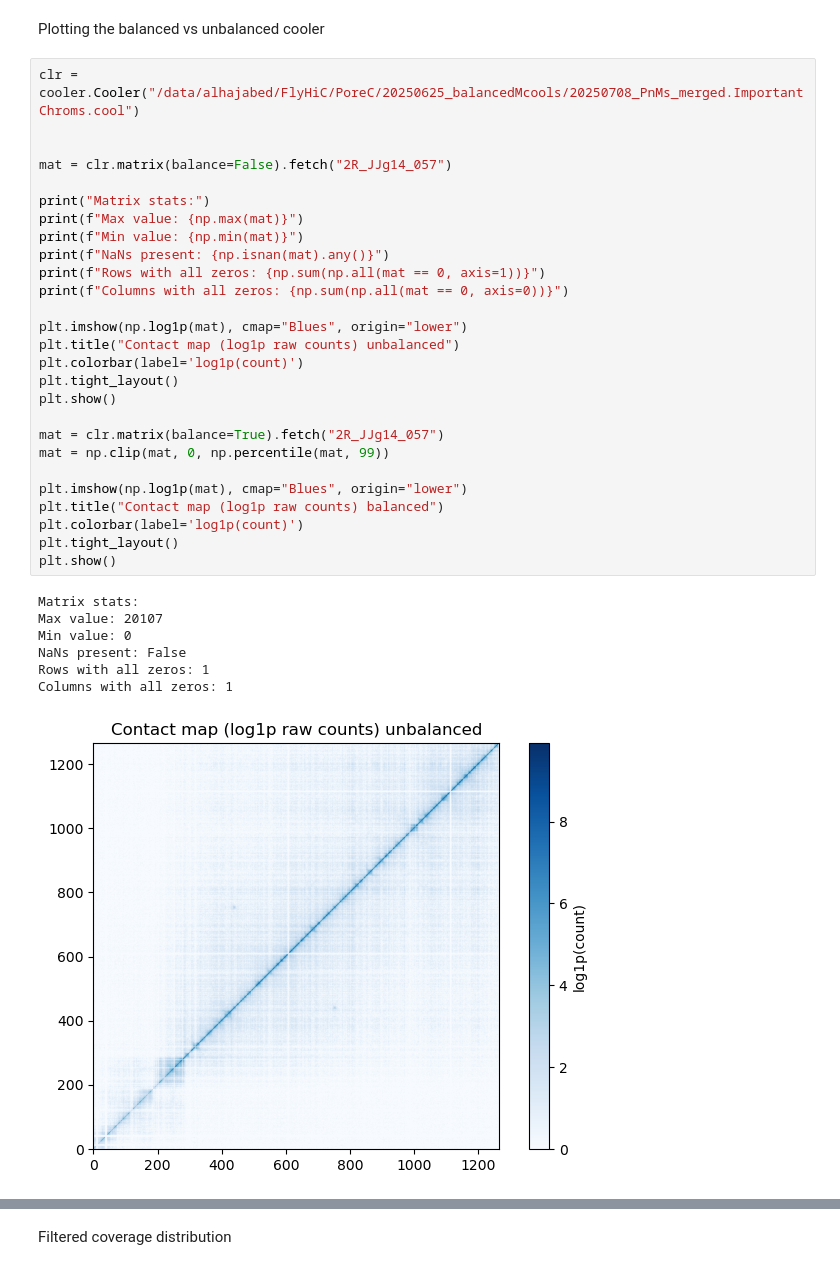
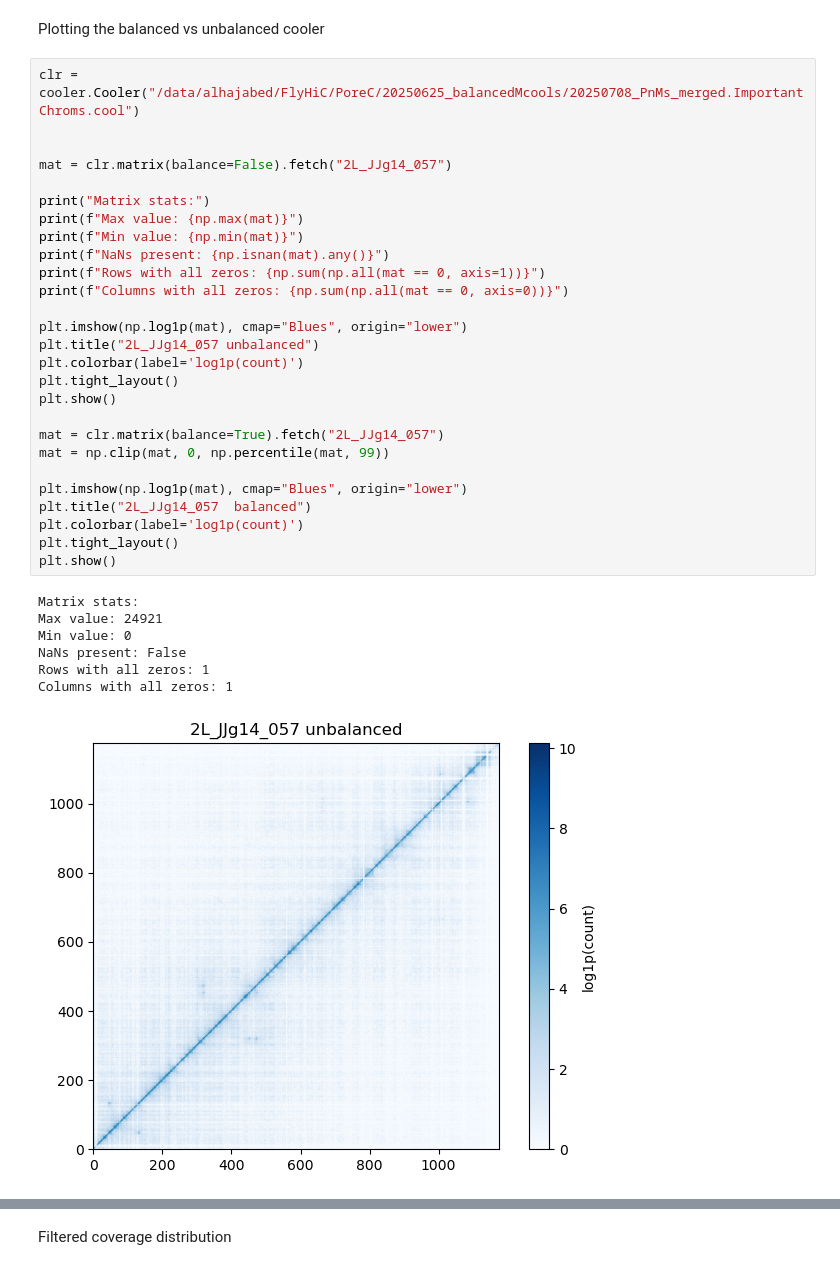
Before and after one commit to gerikson/20250625_PoreC_Jumana, a Jupyter notebook: 20250702_filterExtraContigs.ipynb, the cells around one changed output, grey strips where cells are left out. Cells and saved outputs as stored; diff of their text form.

```diff
--- a/20250702_filterExtraContigs.ipynb
+++ b/20250702_filterExtraContigs.ipynb
@@ -178,35 +178,35 @@ Plotting the balanced vs unbalanced cooler
 # %%
 clr = cooler.Cooler("/data/alhajabed/FlyHiC/PoreC/20250625_balancedMcools/20250708_PnMs_merged.ImportantChroms.cool")
 
 
-mat = clr.matrix(balance=False).fetch("2R_JJg14_057")
+mat = clr.matrix(balance=False).fetch("2L_JJg14_057")
 
 print("Matrix stats:")
 print(f"Max value: {np.max(mat)}")
 print(f"Min value: {np.min(mat)}")
 print(f"NaNs present: {np.isnan(mat).any()}")
 print(f"Rows with all zeros: {np.sum(np.all(mat == 0, axis=1))}")
 print(f"Columns with all zeros: {np.sum(np.all(mat == 0, axis=0))}")
 
 plt.imshow(np.log1p(mat), cmap="Blues", origin="lower")
-plt.title("Contact map (log1p raw counts) unbalanced")
+plt.title("2L_JJg14_057 unbalanced")
 plt.colorbar(label='log1p(count)')
 plt.tight_layout()
 plt.show()
 
-mat = clr.matrix(balance=True).fetch("2R_JJg14_057")
+mat = clr.matrix(balance=True).fetch("2L_JJg14_057")
 mat = np.clip(mat, 0, np.percentile(mat, 99))
 
 plt.imshow(np.log1p(mat), cmap="Blues", origin="lower")
-plt.title("Contact map (log1p raw counts) balanced")
+plt.title("2L_JJg14_057  balanced")
 plt.colorbar(label='log1p(count)')
 plt.tight_layout()
 plt.show()
 # %% [output]
 Matrix stats:
-Max value: 20107
+Max value: 24921
 Min value: 0
 NaNs present: False
 Rows with all zeros: 1
 Columns with all zeros: 1
-[figure, old version]
+[figure, new version]
```
Also changed, not shown: parts of 2 cells of this notebook, 11 other files.
